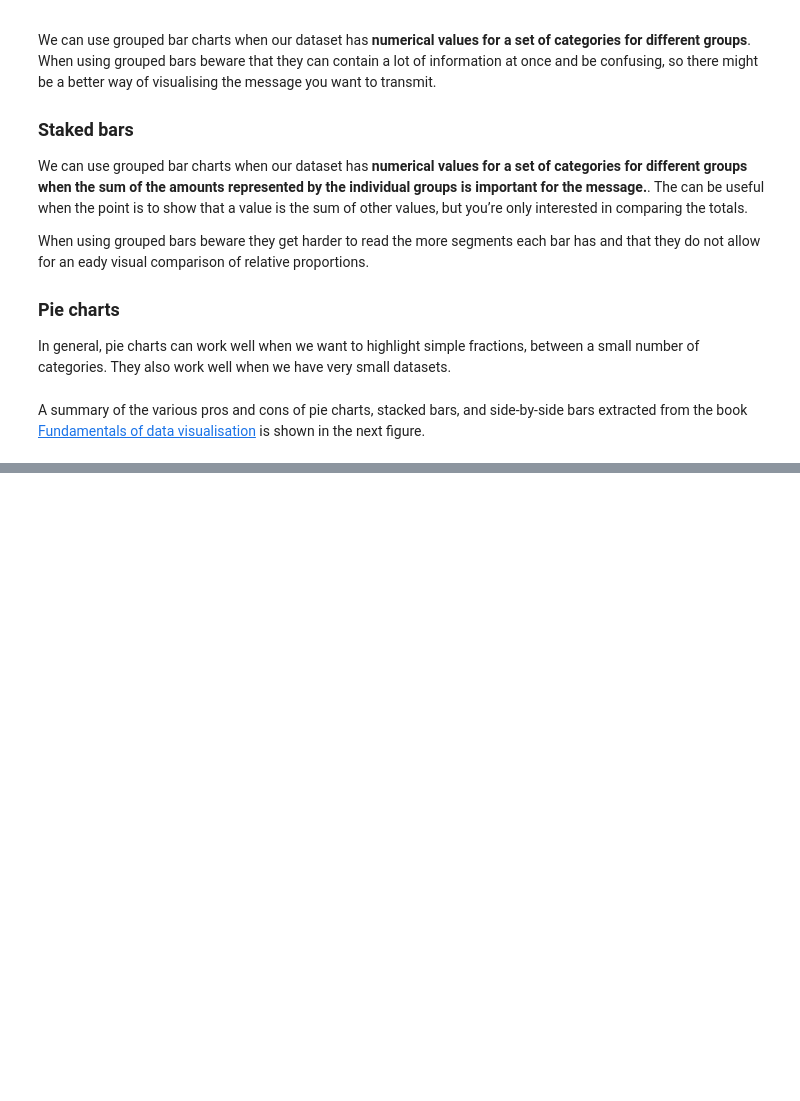
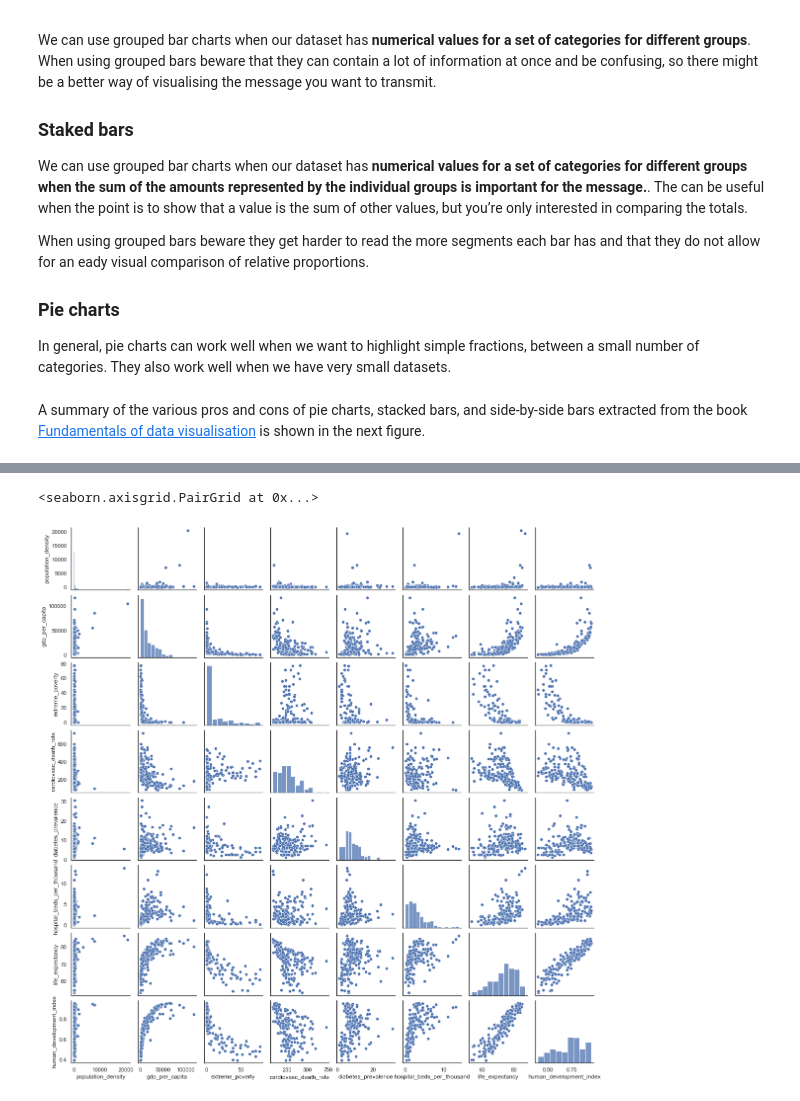
Before and after one commit to alan-turing-institute/rds-course, a Jupyter notebook: coursebook/modules/m3/m3.3.ipynb, the cells around one changed output, grey strips where cells are left out. Drawn from its saved outputs; the diff is of its cells as text; code cells hidden in the pictures; blank space fills up the shorter version.

```diff
--- a/coursebook/modules/m3/m3.3.ipynb
+++ b/coursebook/modules/m3/m3.3.ipynb
@@ -198,0 +288,10 @@ A summary of the various pros and cons of pie charts, stacked bars, and side-by-
+# %%
+df_correlations = df[['population_density',
+       'gdp_per_capita', 'extreme_poverty',
+       'cardiovasc_death_rate', 'diabetes_prevalence',
+        'hospital_beds_per_thousand',
+       'life_expectancy', 'human_development_index']].drop_duplicates()
+sns.pairplot(df_correlations, dropna = True,height=2)
+# %% [output]
+<seaborn.axisgrid.PairGrid at 0x...>
+[figure, added]
```
Also changed, not shown: parts of 16 cells of this notebook, 1 other file.
